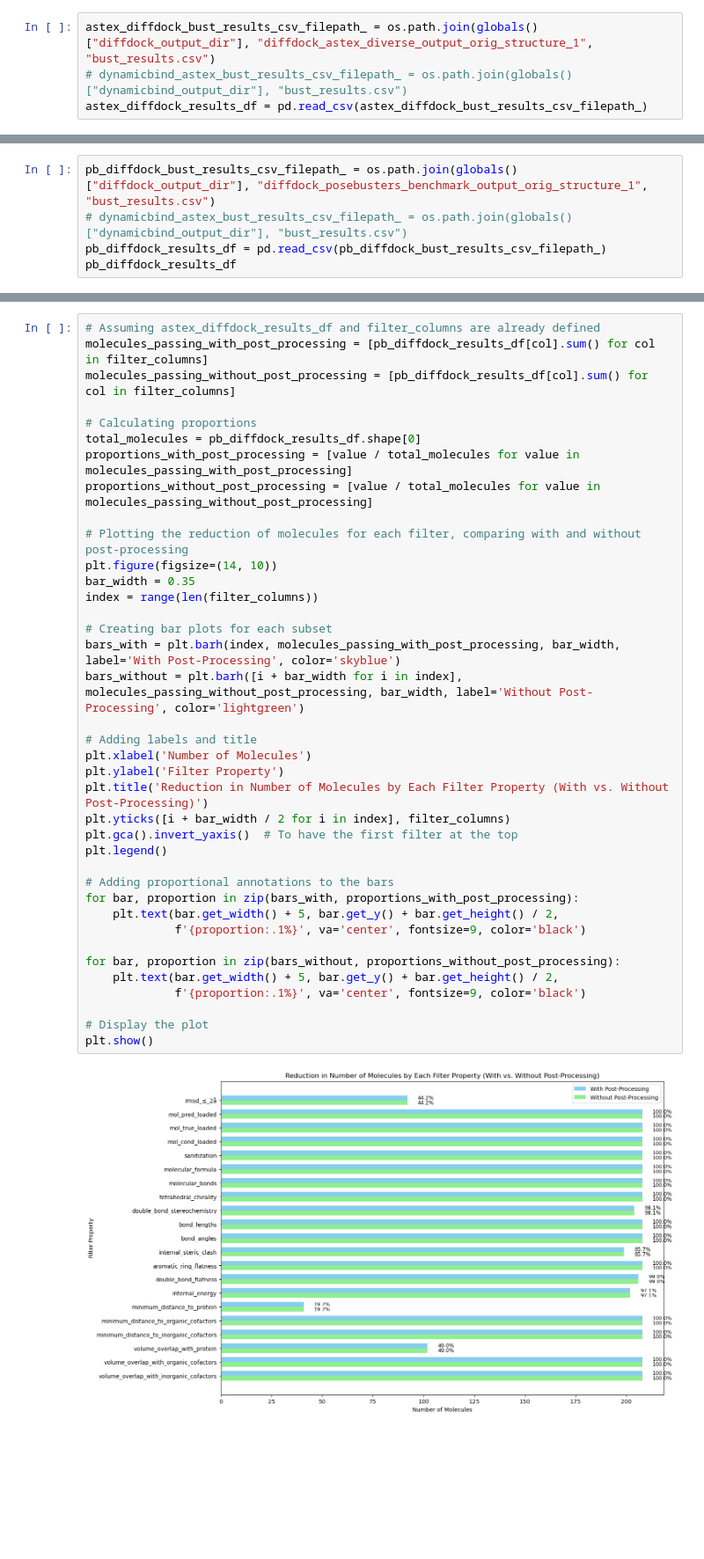
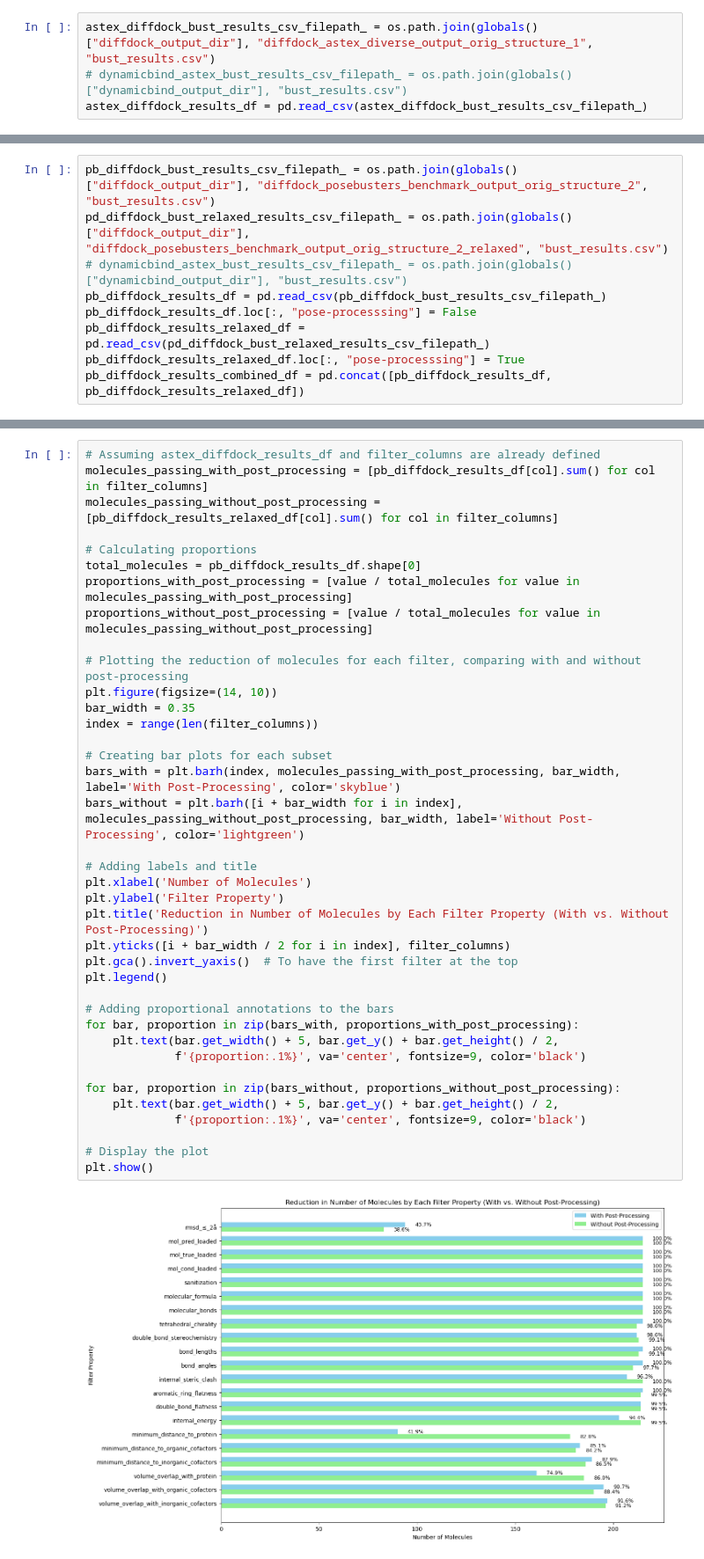
Before and after one commit to AaronXu9/PoseBench, a Jupyter notebook: notebooks/true_structure_pb_analysis.ipynb, the cells around one changed output, grey strips where cells are left out. Shown at 88% size. Saved outputs shown, nothing was run; the diff lists cells and outputs as text; blank space fills up the shorter version.

```diff
--- a/notebooks/true_structure_pb_analysis.ipynb
+++ b/notebooks/true_structure_pb_analysis.ipynb
@@ -115,5 +164,9 @@ plt.show()
 # %%
-pb_diffdock_bust_results_csv_filepath_ = os.path.join(globals()["diffdock_output_dir"], "diffdock_posebusters_benchmark_output_orig_structure_1", "bust_results.csv")
+pb_diffdock_bust_results_csv_filepath_ = os.path.join(globals()["diffdock_output_dir"], "diffdock_posebusters_benchmark_output_orig_structure_2", "bust_results.csv")
+pd_diffdock_bust_relaxed_results_csv_filepath_ = os.path.join(globals()["diffdock_output_dir"], "diffdock_posebusters_benchmark_output_orig_structure_2_relaxed", "bust_results.csv")
 # dynamicbind_astex_bust_results_csv_filepath_ = os.path.join(globals()["dynamicbind_output_dir"], "bust_results.csv")
 pb_diffdock_results_df = pd.read_csv(pb_diffdock_bust_results_csv_filepath_)
-pb_diffdock_results_df
+pb_diffdock_results_df.loc[:, "pose-processsing"] = False
+pb_diffdock_results_relaxed_df = pd.read_csv(pd_diffdock_bust_relaxed_results_csv_filepath_)
+pb_diffdock_results_relaxed_df.loc[:, "pose-processsing"] = True
+pb_diffdock_results_combined_df = pd.concat([pb_diffdock_results_df, pb_diffdock_results_relaxed_df])
@@ -134,7 +194,7 @@ pb_diffdock_results_df
 # %%
 # Assuming astex_diffdock_results_df and filter_columns are already defined
 molecules_passing_with_post_processing = [pb_diffdock_results_df[col].sum() for col in filter_columns]
-molecules_passing_without_post_processing = [pb_diffdock_results_df[col].sum() for col in filter_columns]
+molecules_passing_without_post_processing = [pb_diffdock_results_relaxed_df[col].sum() for col in filter_columns]
 
 # Calculating proportions
 total_molecules = pb_diffdock_results_df.shape[0]
@@ -143,31 +203,31 @@ proportions_without_post_processing = [value / total_molecules for value in mole
 
 # Plotting the reduction of molecules for each filter, comparing with and without post-processing
 plt.figure(figsize=(14, 10))
 bar_width = 0.35
 index = range(len(filter_columns))
 
 # Creating bar plots for each subset
 bars_with = plt.barh(index, molecules_passing_with_post_processing, bar_width, label='With Post-Processing', color='skyblue')
 bars_without = plt.barh([i + bar_width for i in index], molecules_passing_without_post_processing, bar_width, label='Without Post-Processing', color='lightgreen')
 
 # Adding labels and title
 plt.xlabel('Number of Molecules')
 plt.ylabel('Filter Property')
 plt.title('Reduction in Number of Molecules by Each Filter Property (With vs. Without Post-Processing)')
 plt.yticks([i + bar_width / 2 for i in index], filter_columns)
 plt.gca().invert_yaxis()  # To have the first filter at the top
 plt.legend()
 
 # Adding proportional annotations to the bars
 for bar, proportion in zip(bars_with, proportions_with_post_processing):
     plt.text(bar.get_width() + 5, bar.get_y() + bar.get_height() / 2,
              f'{proportion:.1%}', va='center', fontsize=9, color='black')
 
 for bar, proportion in zip(bars_without, proportions_without_post_processing):
     plt.text(bar.get_width() + 5, bar.get_y() + bar.get_height() / 2,
              f'{proportion:.1%}', va='center', fontsize=9, color='black')
 
 # Display the plot
 plt.show()
 # %% [output]
-[figure, old version]
+[figure, new version]
```
Also changed, not shown: parts of 17 cells of this notebook, 11 other files.
